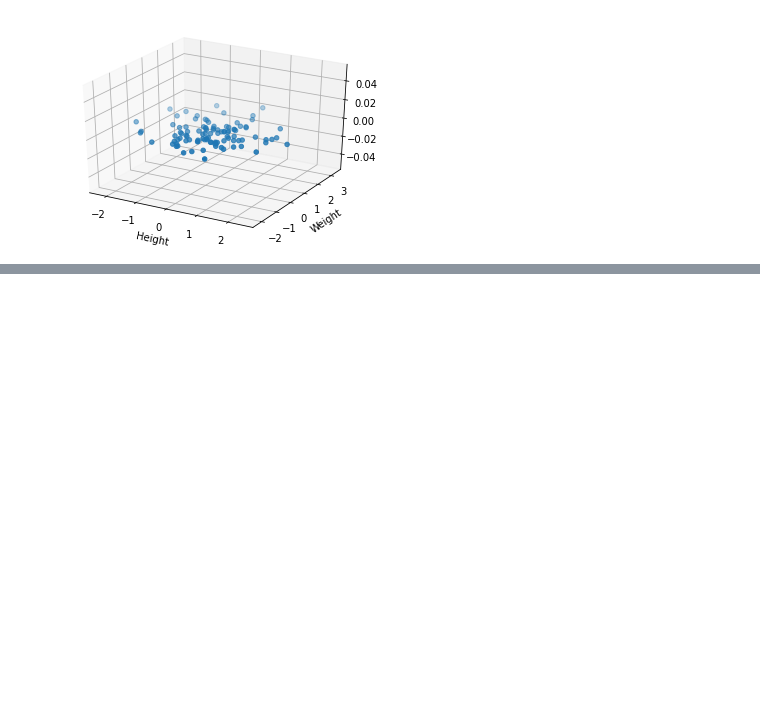
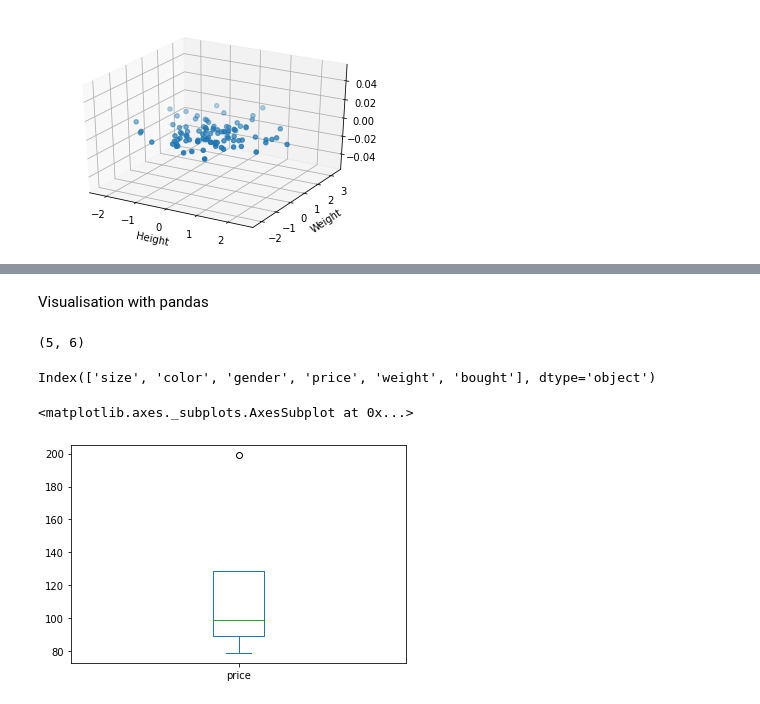
Before and after one commit to RKulagowska/Python-trainings, a Jupyter notebook: matplotlib.ipynb, the cells around one changed output, grey strips where cells are left out. Drawn from its saved outputs; the diff is of its cells as text; code cells hidden in the pictures; blank space fills up the shorter version.

```diff
--- a/matplotlib.ipynb
+++ b/matplotlib.ipynb
@@ -218,0 +255,26 @@ plt.show()
+# %% [markdown]
+Visualisation with pandas
+# %%
+import pandas as pd
+
+data ={
+     'size': ['XL', 'L', 'M', 'L','M'],
+     'color': ['red', 'green', 'blue', 'green', 'red'],
+     'gender': ['female', 'male', 'male', 'female', 'female'],
+     'price': [199.0, 89.0, 99.0, 129.0, 79.0],
+     'weight': [500, 450, 300, 380, 410],
+     'bought': ['yes', 'no', 'yes', 'no', 'yes']
+}
+new= pd.DataFrame(data=data)
+new.shape
+# %% [output]
+(5, 6)
+# %%
+new.columns
+# %% [output]
+Index(['size', 'color', 'gender', 'price', 'weight', 'bought'], dtype='object')
+# %%
+new['price'].plot.box()
+# %% [output]
+<matplotlib.axes._subplots.AxesSubplot at 0x...>
+[figure, added]
```
Also changed, not shown: parts of 13 cells of this notebook.
